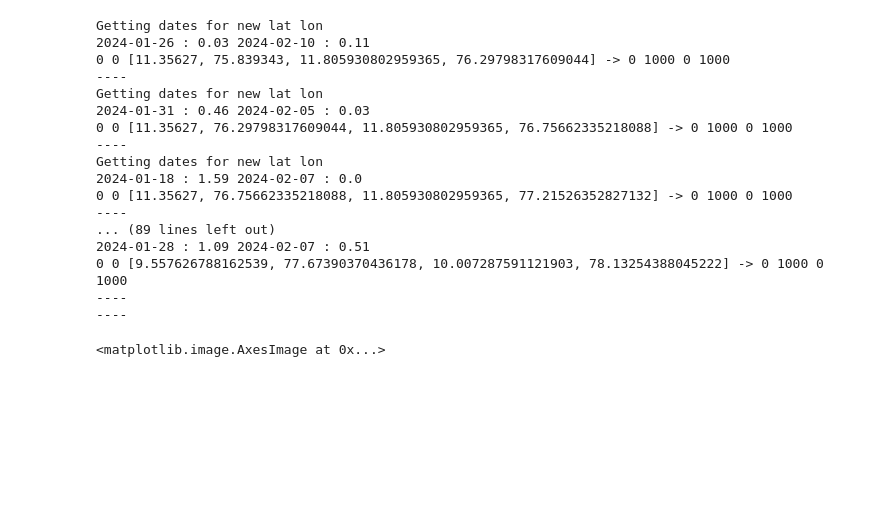
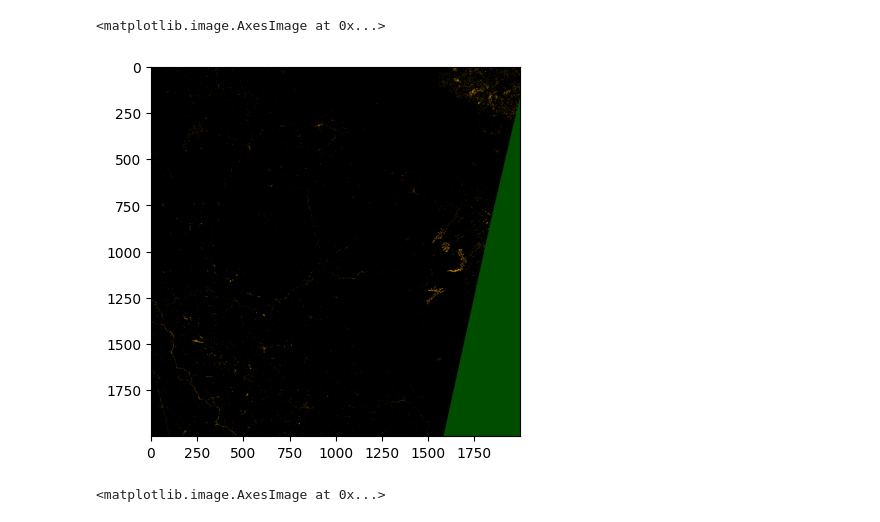
Before and after one commit to Neural-Mapping/Mappings, a Jupyter notebook: LargeScale.ipynb, the cells around one changed output. Saved outputs shown, nothing was run; the diff lists cells and outputs as text; code cells hidden in the pictures; blank space fills up the shorter version.

```diff
--- a/LargeScale.ipynb
+++ b/LargeScale.ipynb
@@ -35,7 +37,7 @@ load_dotenv()
 # %%
 date = "2024-02-01"
 lat, lon = 11.356270, 75.839343
-grid = 5
+grid = 2
 box_dim = 50 # km
 res = 1000
 # %%
@@ -58,7 +60,10 @@ col = 0
 get_new_dates_for_each = True
 
 _box_dim = 1000 if box_dim < 100 else box_dim
-canvas = np.zeros(((grid) * _box_dim, (grid) * _box_dim, 3), dtype=np.uint8)
+canvas_NDVI_Before = np.zeros(((grid) * _box_dim, (grid) * _box_dim, 3), dtype=np.uint8)
+canvas_NDVI_After = np.zeros(((grid) * _box_dim, (grid) * _box_dim, 3), dtype=np.uint8)
+canvas_True_Color_After = np.zeros(((grid) * _box_dim, (grid) * _box_dim, 3), dtype=np.uint8)
+canvas_LSM_Only_After = np.zeros(((grid) * _box_dim, (grid) * _box_dim, 3), dtype=np.uint8)
 
 for idx, i in enumerate(range(len(g))):
 
@@ -77,32 +82,61 @@ for idx, i in enumerate(range(len(g))):
     x_start = _box_dim * row
     x_end = _box_dim * (row + 1)
 
+    print("NDVI_Before")
     NDVI_Before = get_images(km=box_dim, grid=[g[i]], grid_dim=1, script=evalscript_True_Color,
            date_start=min_before_date, date_end=min_before_date, res=res,
            box_dim=box_dim)
 
-    canvas[y_start:y_end, x_start:x_end] = NDVI_Before
+    canvas_NDVI_Before[y_start:y_end, x_start:x_end] = NDVI_Before
+
+    print("NDVI_After")
+    NDVI_After = get_images(km=box_dim, grid=[g[i]], grid_dim=1, script=evalscript_NDVI,
+                date_start=min_after_date, date_end=min_after_date, res=res,
+                box_dim=box_dim)
+    canvas_NDVI_After[y_start:y_end, x_start:x_end] = NDVI_After
+
+    print("True_Color_After")
+    True_Color_After = get_images(km=box_dim, grid=[g[i]], grid_dim=1, script=evalscript_True_Color,
+            date_start=min_after_date, date_end=min_after_date, res=res,
+            box_dim=box_dim)
+    canvas_True_Color_After[y_start:y_end, x_start:x_end] = True_Color_After
+
+    print("LSM_Only_After")
+    LSM_Only_After = get_images(km=box_dim, grid=[g[i]], grid_dim=1, script=evalscript_lsm_only,
+                date_start=min_after_date, date_end=min_after_date, res=res,
+                box_dim=box_dim)
+    canvas_LSM_Only_After[y_start:y_end, x_start:x_end] = LSM_Only_After
 
     row += 1  # Move to the next column
     if (idx + 1) % math.sqrt(len(g)) == 0:
         print("----")
         col += 1  # Move to the next row
         row = 0  # Reset column position
+
+diff = canvas_NDVI_Before - canvas_NDVI_After
+threshold = 0
+tolerance = 60
+mask = ((canvas_NDVI_Before > canvas_NDVI_After + tolerance) & (diff > threshold)).astype(np.uint8) * 255
+mask = cv2.cvtColor(mask, cv2.COLOR_RGB2GRAY)
+mask_resized = cv2.resize(mask, (mask.shape[0]//4, mask.shape[0]//4))
+mask = cv2.resize(mask_resized, mask.shape)
+mask = cv2.threshold(mask, 0, 255,cv2.THRESH_BINARY+cv2.THRESH_OTSU)[1]
+
+no_mask = np.ones_like(canvas_True_Color_After) * 255
+LMS_True_Color_dNDVI_not_Masked = canvas_True_Color_After.copy()
+mask_condition = no_mask == 255
+LMS_True_Color_dNDVI_not_Masked[mask_condition] = canvas_LSM_Only_After[mask_condition]
+black_pixels = np.all(LMS_True_Color_dNDVI_not_Masked == [0, 0, 0], axis=-1)
+LMS_True_Color_dNDVI_not_Masked[black_pixels] = canvas_True_Color_After[black_pixels]
+
+LMS_True_Color_dNDVI_Masked = canvas_True_Color_After.copy()
+LMS_True_Color_dNDVI_Masked[mask[:,:, None].repeat(3, -1) == 255] = canvas_LSM_Only_After[mask[:,:, None].repeat(3, -1) == 255]
+
+black_mask = np.all(LMS_True_Color_dNDVI_Masked == [0, 0, 0], axis=-1)
+output = LMS_True_Color_dNDVI_Masked.copy()
+LMS_True_Color_dNDVI_Masked[black_mask] = canvas_True_Color_After[black_mask]
-# %% [output]
-Getting dates for new lat lon
-2024-01-26 : 0.03 2024-02-10 : 0.11
-0 0 [11.35627, 75.839343, 11.805930802959365, 76.29798317609044] -> 0 1000 0 1000
-----
-Getting dates for new lat lon
-2024-01-31 : 0.46 2024-02-05 : 0.03
-0 0 [11.35627, 76.29798317609044, 11.805930802959365, 76.75662335218088] -> 0 1000 0 1000
-----
-Getting dates for new lat lon
-2024-01-18 : 1.59 2024-02-07 : 0.0
-0 0 [11.35627, 76.75662335218088, 11.805930802959365, 77.21526352827132] -> 0 1000 0 1000
-----
-... (89 lines left out)
-2024-01-28 : 1.09 2024-02-07 : 0.51
-0 0 [9.557626788162539, 77.67390370436178, 10.007287591121903, 78.13254388045222] -> 0 1000 0 1000
-----
-----
+# %%
+plt.imshow(canvas_LSM_Only_After)
+# %% [output]
+<matplotlib.image.AxesImage at 0x...>
+[figure, added]
```
Also changed, not shown: parts of 15 cells of this notebook, 7 other files.
